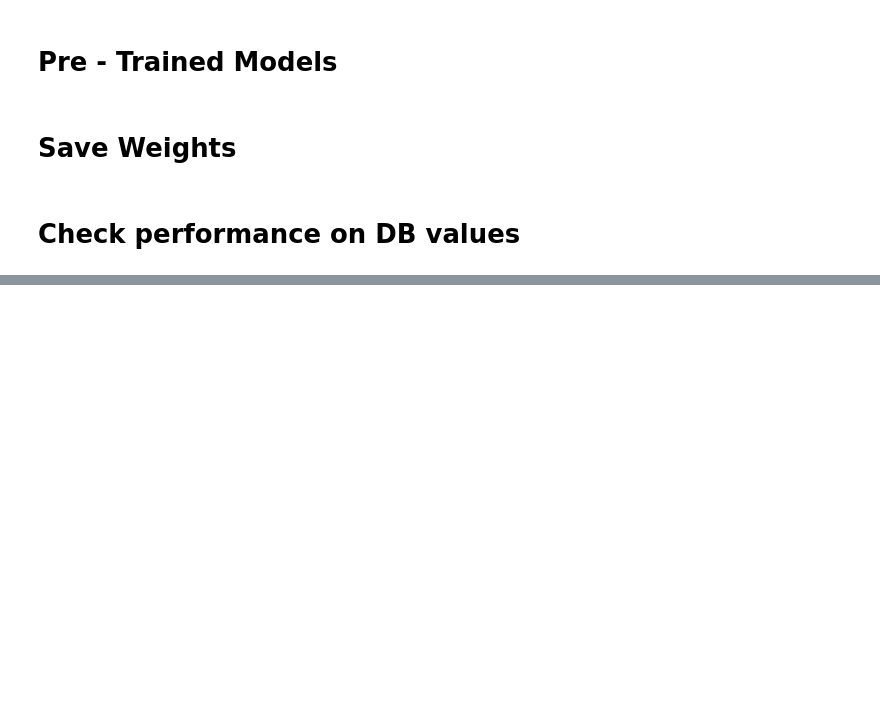
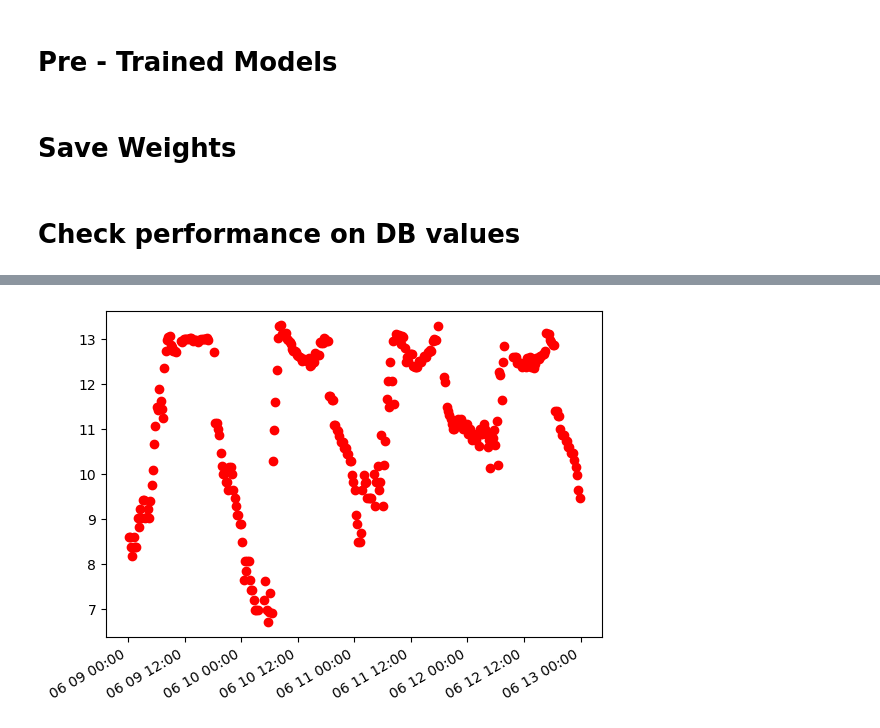
Before and after one commit to NawidT/morefish-ml, a Jupyter notebook: training/do_training.ipynb, the cells around one changed output, grey strips where cells are left out. Saved outputs shown, nothing was run; the diff lists cells and outputs as text; code cells hidden in the pictures; blank space fills up the shorter version.

```diff
--- a/training/do_training.ipynb
+++ b/training/do_training.ipynb
@@ -402,0 +463,28 @@ df.head(20)
+# %%
+x_train = df[['ph', 'temperature', 'light', 'humid']]
+y_pred = clf_poly_nusvm.predict(x_train)
+df['SVM'] = y_pred
+
+# test the neural net model and store its result in the pandas df
+'''
+y_test_all = []
+y_pred_all = []
+
+dataset = MyDataset(x_train)
+data_loader = DataLoader(dataset)
+
+# Disable gradient calculation
+with torch.no_grad():
+    for inputs, label in data_loader:
+
+        # Forward pass to get predictions
+        y_pred = model(inputs)
+
+        # Convert the predictions and targets to numpy arrays
+        y_pred_np = y_pred.numpy()
+        y_pred_all.append(y_pred_np)
+
+# Concatenate the lists into a single array
+y_pred_all = np.concatenate(y_pred_all)
+df['DeepNN'] = y_pred_all
+'''
@@ -402,0 +503,19 @@ df.head(20)
+# %%
+from datetime import datetime
+import matplotlib.pyplot as plt
+from matplotlib.dates import DateFormatter
+
+myDates = [datetime(2012,1,i+3) for i in range(10)]
+myValues = [5,6,4,3,7,8,1,2,5,4]
+fig, ax = plt.subplots()
+bet = df.loc[df['datetime'].between('2023-06-09', '2023-06-13')]
+ax.plot(bet['datetime'], bet['SVM'].astype(float), 'ro')
+
+myFmt = DateFormatter("%m %d %H:%M")
+ax.xaxis.set_major_formatter(myFmt)
+
+## Rotate date labels automatically
+fig.autofmt_xdate()
+plt.show()
+# %% [output]
+[figure, added]
```
Also changed, not shown: parts of 19 cells of this notebook, 4 other files.
